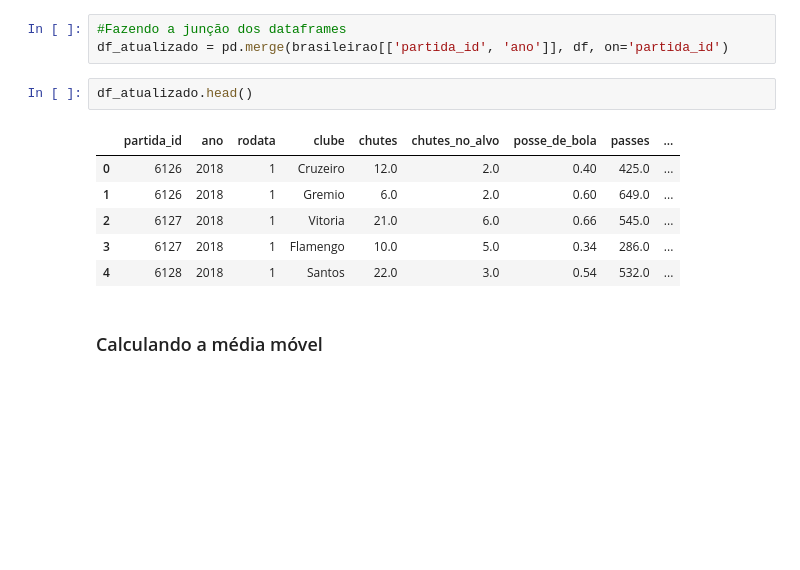
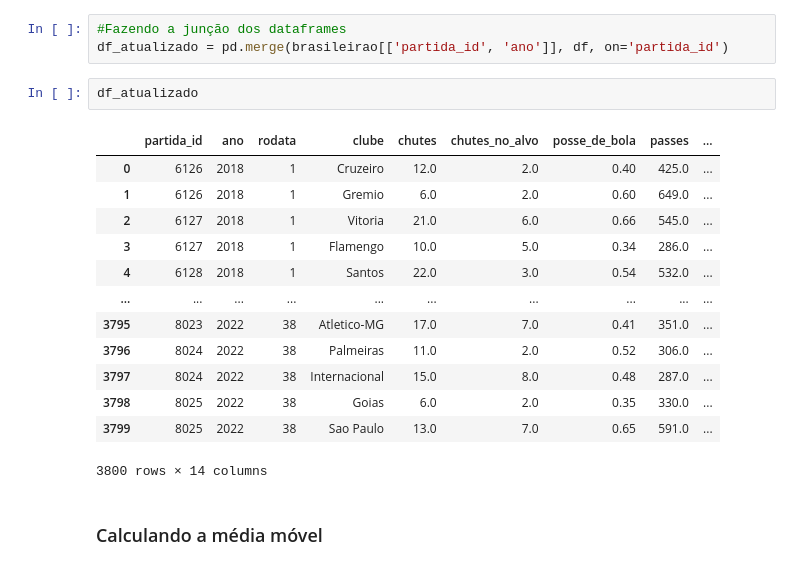
Before and after one commit to herozandn/DataScience2, a Jupyter notebook: Códigos/Ceres.ipynb, the cells around one changed output. Cells and saved outputs as stored; diff of their text form; blank space fills up the shorter version.

```diff
--- a/Códigos/Ceres.ipynb
+++ b/Códigos/Ceres.ipynb
@@ -31,14 +47,21 @@ brasileirao.rename(columns={'ID': 'partida_id'}, inplace=True)
 #Fazendo a junção dos dataframes
 df_atualizado = pd.merge(brasileirao[['partida_id', 'ano']], df, on='partida_id')
 # %%
-df_atualizado.head()
+df_atualizado
 # %% [output]
 |  | partida_id | ano | rodata | clube | chutes | chutes_no_alvo | posse_de_bola | passes | ... |
 | 0 | 6126 | 2018 | 1 | Cruzeiro | 12.0 | 2.0 | 0.40 | 425.0 | ... |
 | 1 | 6126 | 2018 | 1 | Gremio | 6.0 | 2.0 | 0.60 | 649.0 | ... |
 | 2 | 6127 | 2018 | 1 | Vitoria | 21.0 | 6.0 | 0.66 | 545.0 | ... |
 | 3 | 6127 | 2018 | 1 | Flamengo | 10.0 | 5.0 | 0.34 | 286.0 | ... |
 | 4 | 6128 | 2018 | 1 | Santos | 22.0 | 3.0 | 0.54 | 532.0 | ... |
+| ... | ... | ... | ... | ... | ... | ... | ... | ... | ... |
+| 3795 | 8023 | 2022 | 38 | Atletico-MG | 17.0 | 7.0 | 0.41 | 351.0 | ... |
+| 3796 | 8024 | 2022 | 38 | Palmeiras | 11.0 | 2.0 | 0.52 | 306.0 | ... |
+| 3797 | 8024 | 2022 | 38 | Internacional | 15.0 | 8.0 | 0.48 | 287.0 | ... |
+| 3798 | 8025 | 2022 | 38 | Goias | 6.0 | 2.0 | 0.35 | 330.0 | ... |
+| 3799 | 8025 | 2022 | 38 | Sao Paulo | 13.0 | 7.0 | 0.65 | 591.0 | ... |
+3800 rows × 14 columns
 # %% [markdown]
 ### Calculando a média móvel
 # %% [markdown]
```
Also changed, not shown: parts of 25 cells of this notebook, 4 other files.
